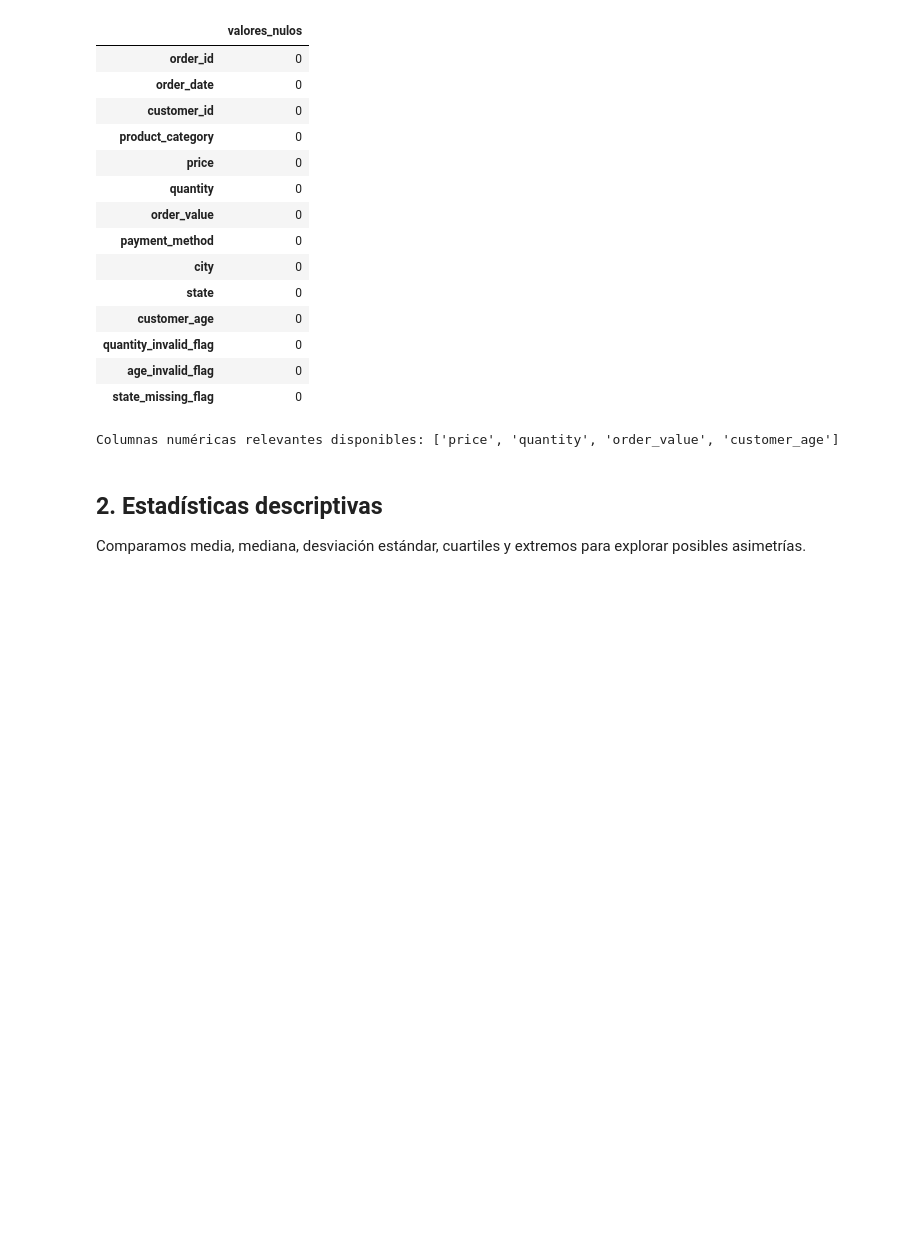
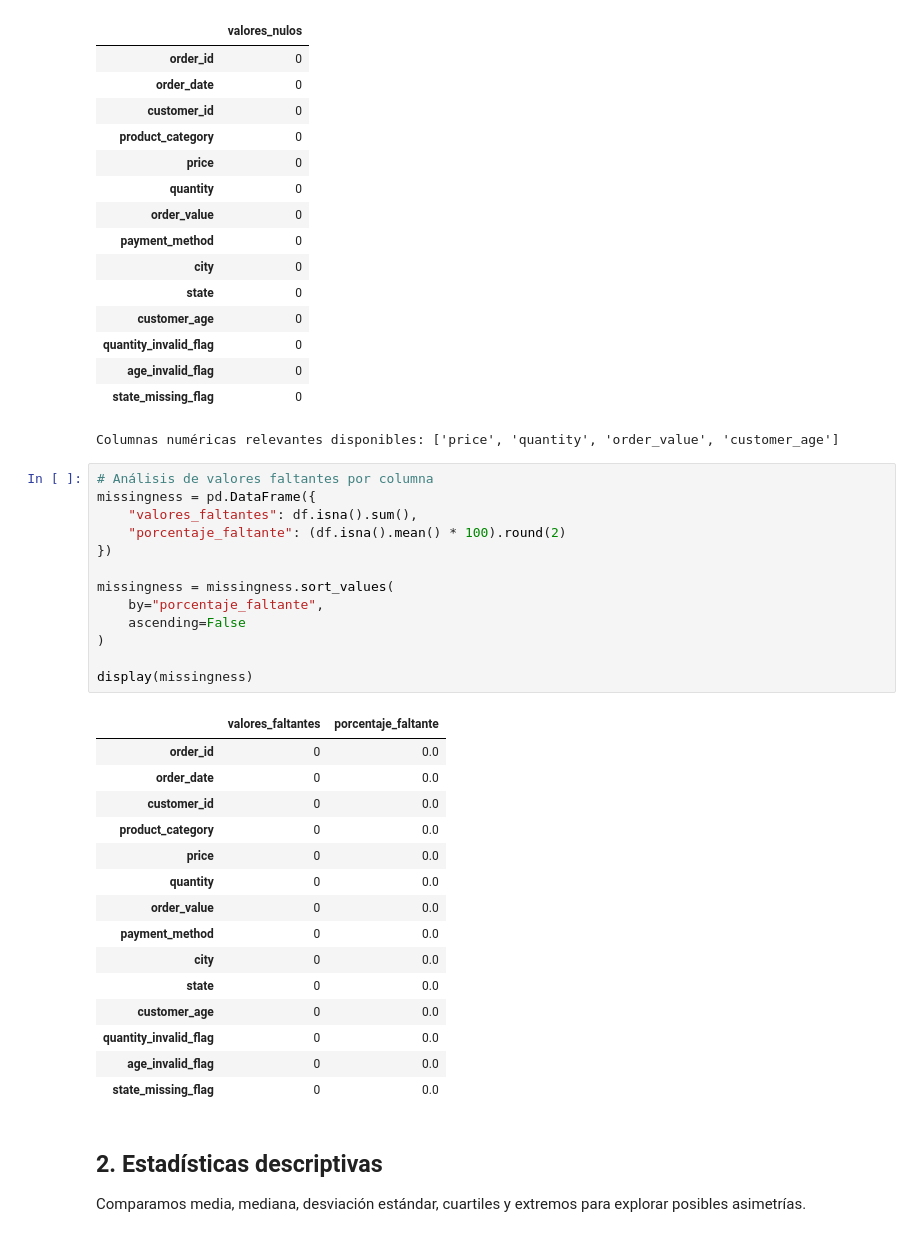
Before and after one commit to luisrogelioaguilar1-cell/everpeak_analysis, a Jupyter notebook: notebooks/everpeak_analysis.ipynb, the cells around one changed output. Cells and saved outputs as stored; diff of their text form; blank space fills up the shorter version.

```diff
--- a/notebooks/everpeak_analysis.ipynb
+++ b/notebooks/everpeak_analysis.ipynb
@@ -110,6 +131,35 @@ Duplicados exactos: 0
 | age_invalid_flag | 0 |
 | state_missing_flag | 0 |
 Columnas numéricas relevantes disponibles: ['price', 'quantity', 'order_value', 'customer_age']
+# %%
+# Análisis de valores faltantes por columna
+missingness = pd.DataFrame({
+    "valores_faltantes": df.isna().sum(),
+    "porcentaje_faltante": (df.isna().mean() * 100).round(2)
+})
+
+missingness = missingness.sort_values(
+    by="porcentaje_faltante",
+    ascending=False
+)
+
+display(missingness)
+# %% [output]
+|  | valores_faltantes | porcentaje_faltante |
+| order_id | 0 | 0.0 |
+| order_date | 0 | 0.0 |
+| customer_id | 0 | 0.0 |
+| product_category | 0 | 0.0 |
+| price | 0 | 0.0 |
+| quantity | 0 | 0.0 |
+| order_value | 0 | 0.0 |
+| payment_method | 0 | 0.0 |
+| city | 0 | 0.0 |
+| state | 0 | 0.0 |
+| customer_age | 0 | 0.0 |
+| quantity_invalid_flag | 0 | 0.0 |
+| age_invalid_flag | 0 | 0.0 |
+| state_missing_flag | 0 | 0.0 |
 # %% [markdown]
 ## 2. Estadísticas descriptivas
 Comparamos media, mediana, desviación estándar, cuartiles y extremos para explorar posibles asimetrías.
```
Also changed, not shown: parts of 4 cells of this notebook.
